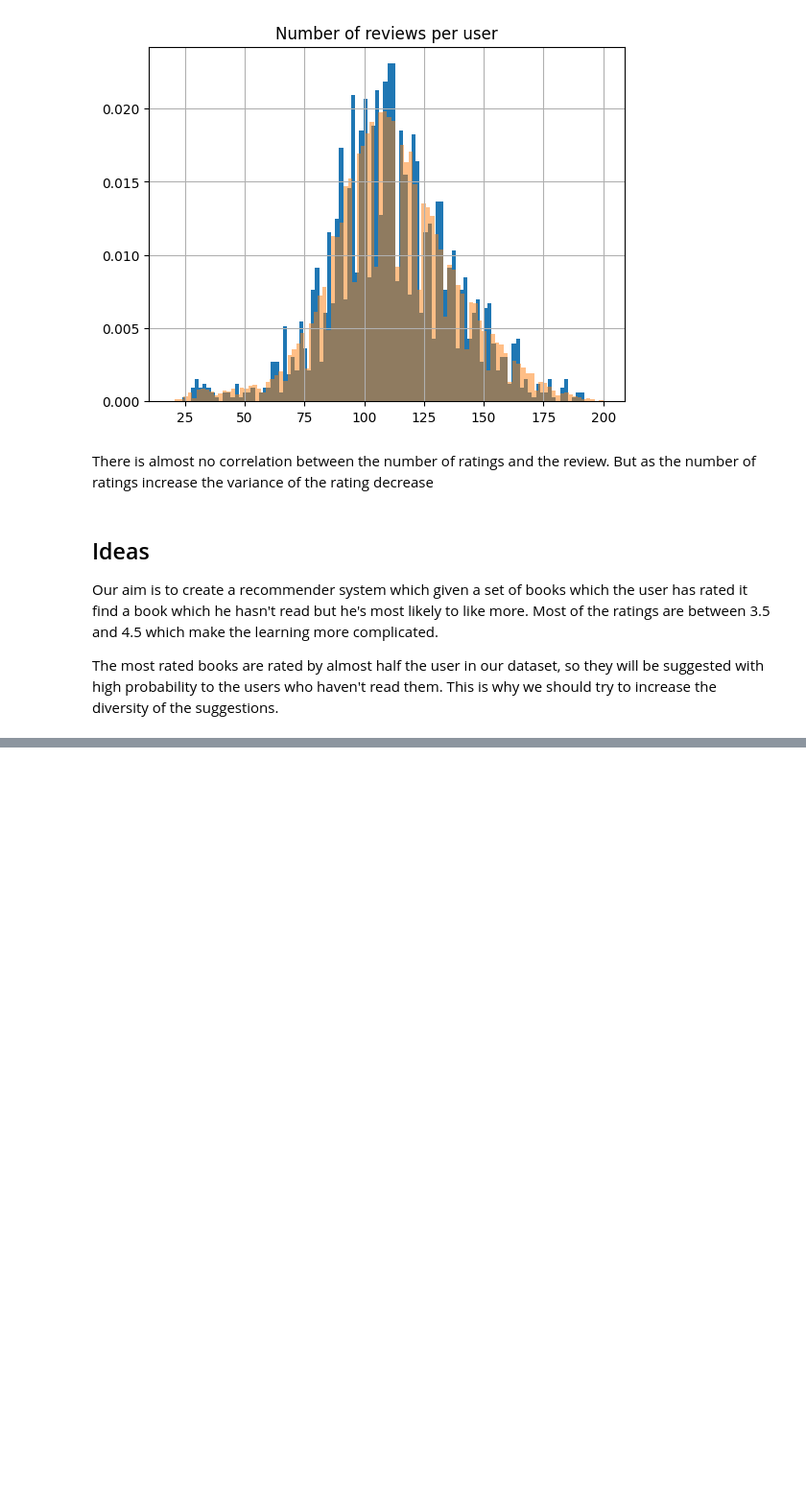
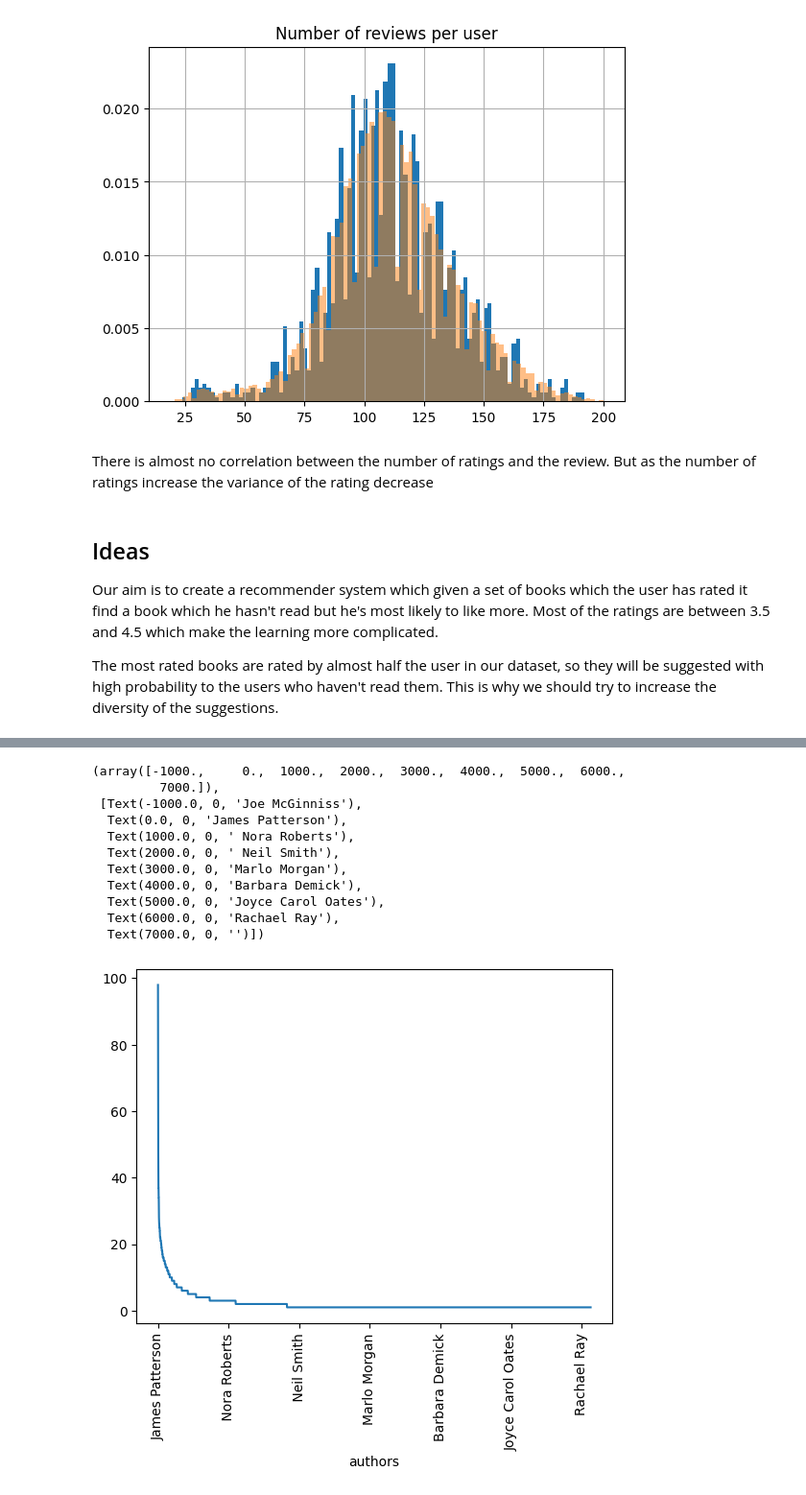
Before and after one commit to matsant01/graph_RecSys, a Jupyter notebook: notebooks/data_exploration.ipynb, the cells around one changed output, grey strips where cells are left out. Shown at 96% size. Saved outputs shown, nothing was run; the diff lists cells and outputs as text; code cells hidden in the pictures; blank space fills up the shorter version.

```diff
--- a/notebooks/data_exploration.ipynb
+++ b/notebooks/data_exploration.ipynb
@@ -113,0 +185,20 @@ The most rated books are rated by almost half the user in our dataset, so they w
+# %%
+# get how many authors in total
+authors = df_books.authors.str.split(',').explode()
+authors.value_counts().plot()
+
+# rotate x labels
+plt.xticks(rotation=90)
+# %% [output]
+(array([-1000.,     0.,  1000.,  2000.,  3000.,  4000.,  5000.,  6000.,
+         7000.]),
+ [Text(-1000.0, 0, 'Joe McGinniss'),
+  Text(0.0, 0, 'James Patterson'),
+  Text(1000.0, 0, ' Nora Roberts'),
+  Text(2000.0, 0, ' Neil Smith'),
+  Text(3000.0, 0, 'Marlo Morgan'),
+  Text(4000.0, 0, 'Barbara Demick'),
+  Text(5000.0, 0, 'Joyce Carol Oates'),
+  Text(6000.0, 0, 'Rachael Ray'),
+  Text(7000.0, 0, '')])
+[figure, added]
```
Also changed, not shown: parts of 17 cells of this notebook, 13 other files.
